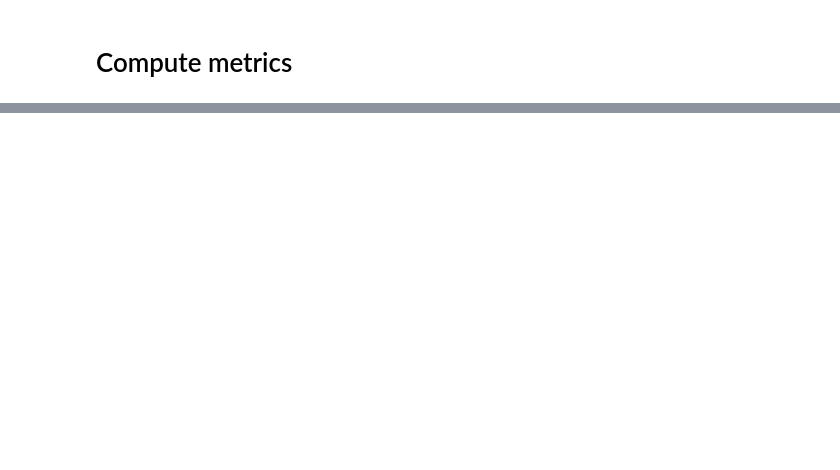
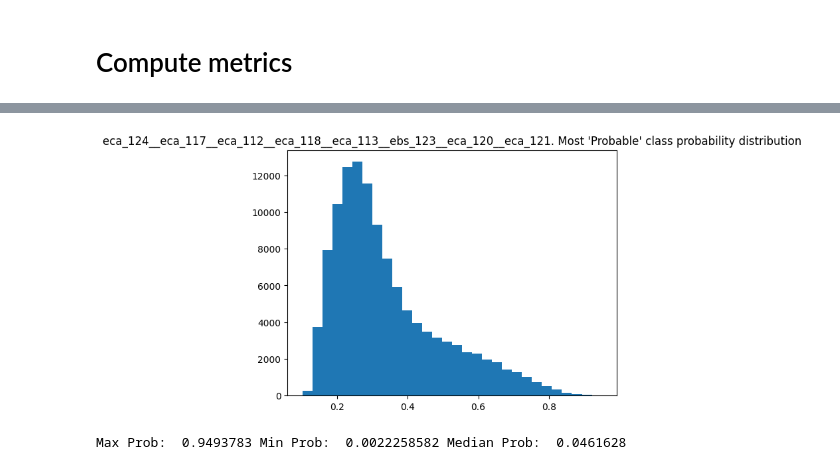
Before and after one commit to VSydorskyy/BirdCLEF_2025_2nd_place, a Jupyter notebook: notebooks/prepare_fernando_pseduo.ipynb, the cells around one changed output, grey strips where cells are left out. Cells and saved outputs as stored; diff of their text form; code cells hidden in the pictures; blank space fills up the shorter version.

```diff
--- a/notebooks/prepare_fernando_pseduo.ipynb
+++ b/notebooks/prepare_fernando_pseduo.ipynb
@@ -93,0 +174,9 @@ for model_name in all_models:
+# %%
+fernando_df = pd.read_excel("results v8(1).xlsx", sheet_name="add")
+# %%
+assert fernando_df["Unnamed: 1"].iloc[1:].shape[0] == fernando_df["Unnamed: 12"].iloc[1:].shape[0]
+
+fernando_scores = {
+    m_n: (lb_score if isinstance(lb_score, float) and not pd.isna(lb_score) else None) for m_n, lb_score in zip(fernando_df["Unnamed: 1"].iloc[1:], fernando_df["Unnamed: 12"].iloc[1:])
+}
+fernando_scores
@@ -93,0 +276,13 @@ for model_name in all_models:
+# %%
+pseudo_df = df_dict["eca.111"].copy()
+pseudo_df.iloc[:,1:] = 0
+n_pseudo_models = 0
+pseudo_name = ""
+for m_name in all_models:
+    if fernando_scores[m_name] is not None and fernando_scores[m_name] > 0.85:
+        print(m_name)
+        pseudo_df.iloc[:,1:] += df_dict[m_name]
+        n_pseudo_models += 1
+        pseudo_name += m_name.replace(".", "_") + "__"
+pseudo_name = pseudo_name[:-2]
+pseudo_df.iloc[:,1:] /= n_pseudo_models
@@ -93,0 +298,5 @@ for model_name in all_models:
+# %%
+plot_probs(pseudo_df, pseudo_name)
+# %% [output]
+[figure, added]
+Max Prob:  0.9493783 Min Prob:  0.0022258582 Median Prob:  0.0461628
```
Also changed, not shown: parts of 18 cells of this notebook, 14 other files.
